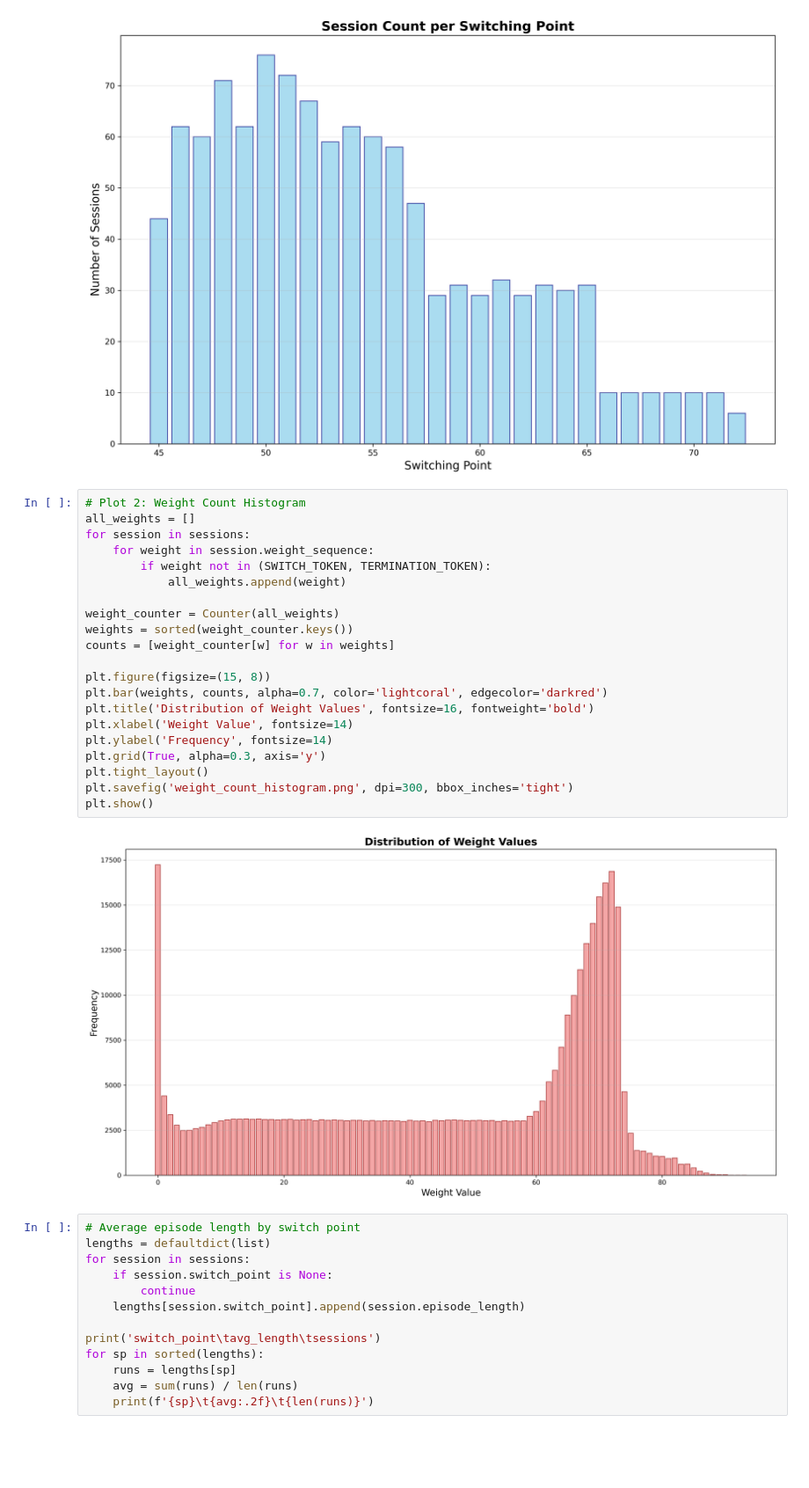
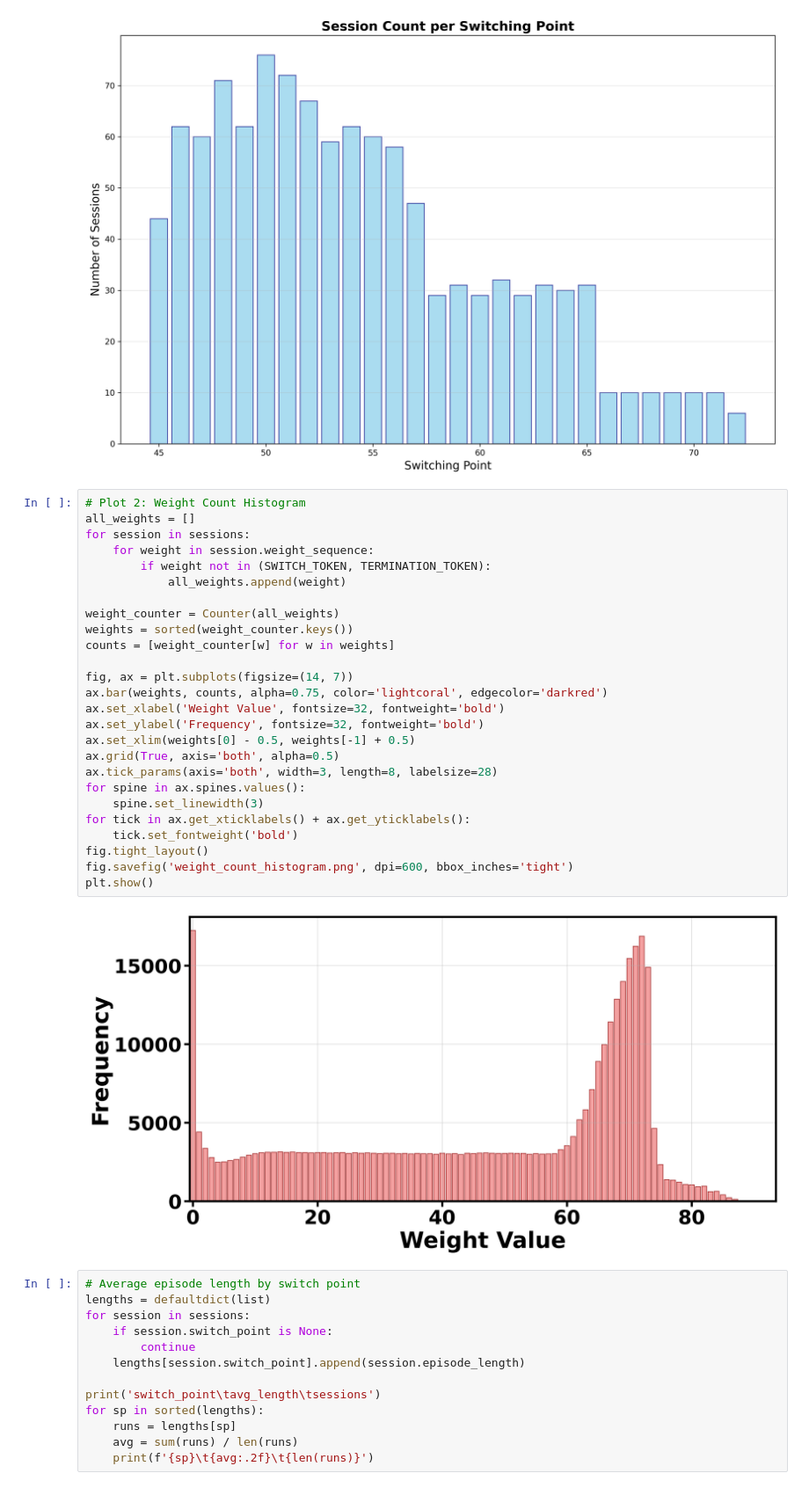
Before and after one commit to omeremeksiz/rl-filling-control, a Jupyter notebook: notebooks/data_analysis.ipynb, the cells around one changed output. Shown at 88% size. Drawn from its saved outputs; the diff is of its cells as text; blank space fills up the shorter version.

```diff
--- a/notebooks/data_analysis.ipynb
+++ b/notebooks/data_analysis.ipynb
@@ -47,26 +47,31 @@ plt.show()
 # %%
 # Plot 2: Weight Count Histogram
 all_weights = []
 for session in sessions:
     for weight in session.weight_sequence:
         if weight not in (SWITCH_TOKEN, TERMINATION_TOKEN):
             all_weights.append(weight)
 
 weight_counter = Counter(all_weights)
 weights = sorted(weight_counter.keys())
 counts = [weight_counter[w] for w in weights]
 
-plt.figure(figsize=(15, 8))
-plt.bar(weights, counts, alpha=0.7, color='lightcoral', edgecolor='darkred')
-plt.title('Distribution of Weight Values', fontsize=16, fontweight='bold')
-plt.xlabel('Weight Value', fontsize=14)
-plt.ylabel('Frequency', fontsize=14)
-plt.grid(True, alpha=0.3, axis='y')
-plt.tight_layout()
-plt.savefig('weight_count_histogram.png', dpi=300, bbox_inches='tight')
+fig, ax = plt.subplots(figsize=(14, 7))
+ax.bar(weights, counts, alpha=0.75, color='lightcoral', edgecolor='darkred')
+ax.set_xlabel('Weight Value', fontsize=32, fontweight='bold')
+ax.set_ylabel('Frequency', fontsize=32, fontweight='bold')
+ax.set_xlim(weights[0] - 0.5, weights[-1] + 0.5)
+ax.grid(True, axis='both', alpha=0.5)
+ax.tick_params(axis='both', width=3, length=8, labelsize=28)
+for spine in ax.spines.values():
+    spine.set_linewidth(3)
+for tick in ax.get_xticklabels() + ax.get_yticklabels():
+    tick.set_fontweight('bold')
+fig.tight_layout()
+fig.savefig('weight_count_histogram.png', dpi=600, bbox_inches='tight')
 plt.show()
 # %% [output]
-[figure, old version]
+[figure, new version]
 # %%
 # Average episode length by switch point
 lengths = defaultdict(list)
```
Also changed, not shown: parts of 2 cells of this notebook, 10 other files.
